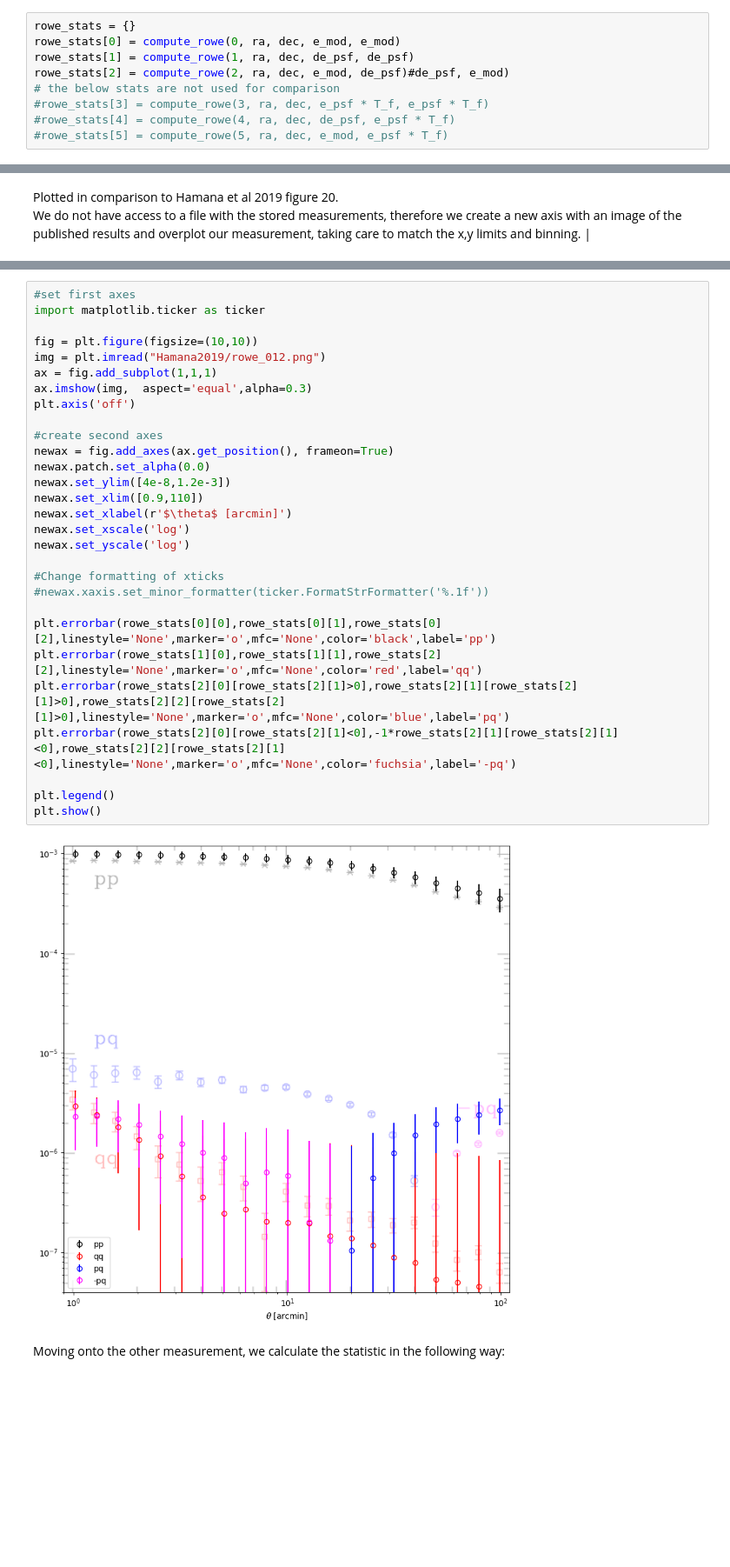
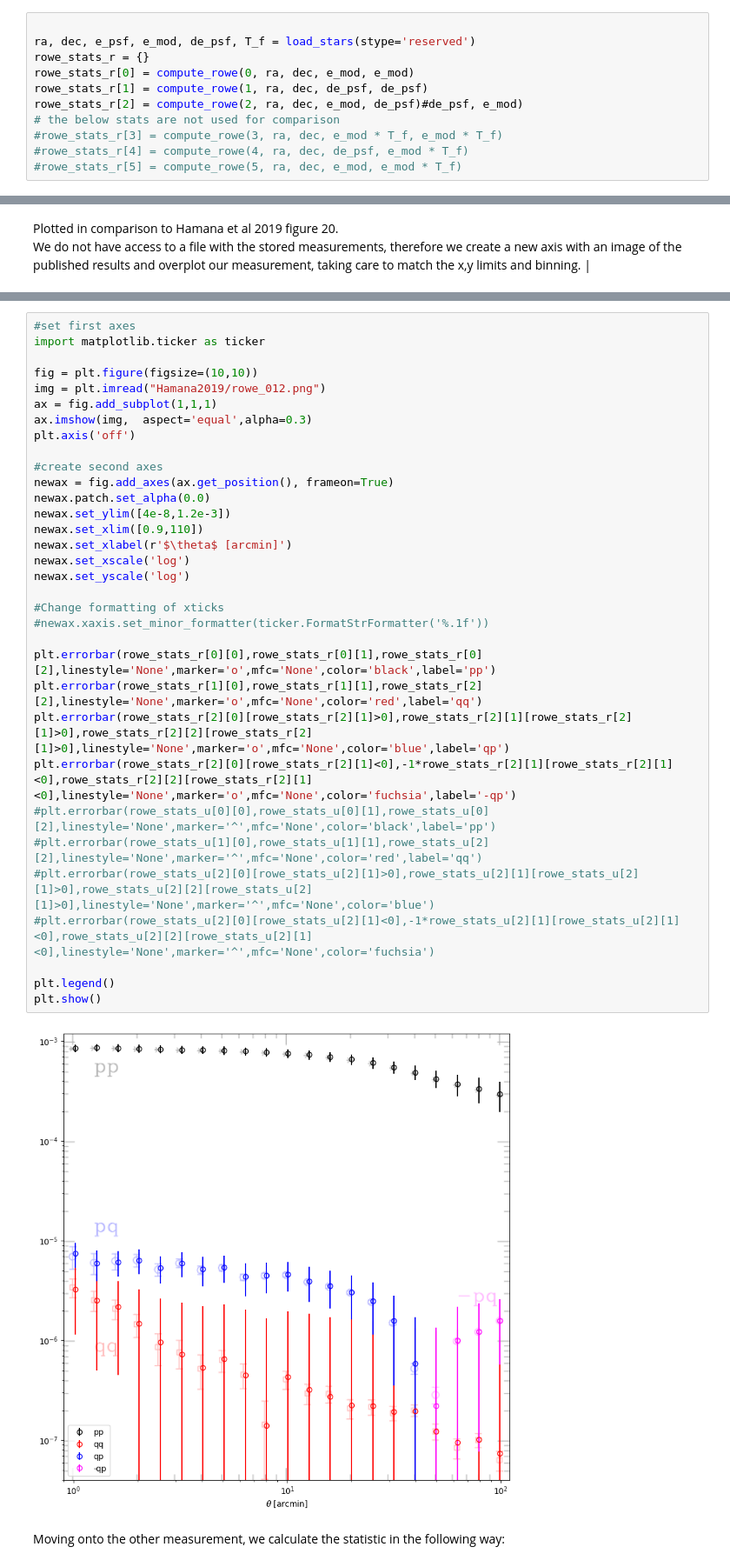
Before and after one commit to LSSTDESC/nulltests_txpipe, a Jupyter notebook: hscy1/TauStatsPaperComparison.ipynb, the cells around one changed output, grey strips where cells are left out. Shown at 87% size. Drawn from its saved outputs; the diff is of its cells as text; blank space fills up the shorter version.

```diff
--- a/hscy1/TauStatsPaperComparison.ipynb
+++ b/hscy1/TauStatsPaperComparison.ipynb
@@ -74,10 +74,12 @@ ra, dec, e_psf, e_mod, de_psf, T_f = load_stars()
 # %%
-rowe_stats = {}
-rowe_stats[0] = compute_rowe(0, ra, dec, e_mod, e_mod)
-rowe_stats[1] = compute_rowe(1, ra, dec, de_psf, de_psf)
-rowe_stats[2] = compute_rowe(2, ra, dec, e_mod, de_psf)#de_psf, e_mod)
+
+ra, dec, e_psf, e_mod, de_psf, T_f = load_stars(stype='reserved')
+rowe_stats_r = {}
+rowe_stats_r[0] = compute_rowe(0, ra, dec, e_mod, e_mod)
+rowe_stats_r[1] = compute_rowe(1, ra, dec, de_psf, de_psf)
+rowe_stats_r[2] = compute_rowe(2, ra, dec, e_mod, de_psf)#de_psf, e_mod)
 # the below stats are not used for comparison
-#rowe_stats[3] = compute_rowe(3, ra, dec, e_psf * T_f, e_psf * T_f)
-#rowe_stats[4] = compute_rowe(4, ra, dec, de_psf, e_psf * T_f)
-#rowe_stats[5] = compute_rowe(5, ra, dec, e_mod, e_psf * T_f)
+#rowe_stats_r[3] = compute_rowe(3, ra, dec, e_mod * T_f, e_mod * T_f)
+#rowe_stats_r[4] = compute_rowe(4, ra, dec, de_psf, e_mod * T_f)
+#rowe_stats_r[5] = compute_rowe(5, ra, dec, e_mod, e_mod * T_f)
 # %% [output]
@@ -95,34 +92,38 @@ np.shape(rowe_stats[0])
 # %%
 #set first axes
 import matplotlib.ticker as ticker
 
 fig = plt.figure(figsize=(10,10))
 img = plt.imread("Hamana2019/rowe_012.png")
 ax = fig.add_subplot(1,1,1)
 ax.imshow(img,  aspect='equal',alpha=0.3)
 plt.axis('off')
 
 #create second axes
 newax = fig.add_axes(ax.get_position(), frameon=True)
 newax.patch.set_alpha(0.0)
 newax.set_ylim([4e-8,1.2e-3])
 newax.set_xlim([0.9,110])
 newax.set_xlabel(r'$\theta$ [arcmin]')
 newax.set_xscale('log')
 newax.set_yscale('log')
 
 #Change formatting of xticks
 #newax.xaxis.set_minor_formatter(ticker.FormatStrFormatter('%.1f'))
 
-plt.errorbar(rowe_stats[0][0],rowe_stats[0][1],rowe_stats[0][2],linestyle='None',marker='o',mfc='None',color='black',label='pp')
-plt.errorbar(rowe_stats[1][0],rowe_stats[1][1],rowe_stats[2][2],linestyle='None',marker='o',mfc='None',color='red',label='qq')
-plt.errorbar(rowe_stats[2][0][rowe_stats[2][1]>0],rowe_stats[2][1][rowe_stats[2][1]>0],rowe_stats[2][2][rowe_stats[2][1]>0],linestyle='None',marker='o',mfc='None',color='blue',label='pq')
-plt.errorbar(rowe_stats[2][0][rowe_stats[2][1]<0],-1*rowe_stats[2][1][rowe_stats[2][1]<0],rowe_stats[2][2][rowe_stats[2][1]<0],linestyle='None',marker='o',mfc='None',color='fuchsia',label='-pq')
+plt.errorbar(rowe_stats_r[0][0],rowe_stats_r[0][1],rowe_stats_r[0][2],linestyle='None',marker='o',mfc='None',color='black',label='pp')
+plt.errorbar(rowe_stats_r[1][0],rowe_stats_r[1][1],rowe_stats_r[2][2],linestyle='None',marker='o',mfc='None',color='red',label='qq')
+plt.errorbar(rowe_stats_r[2][0][rowe_stats_r[2][1]>0],rowe_stats_r[2][1][rowe_stats_r[2][1]>0],rowe_stats_r[2][2][rowe_stats_r[2][1]>0],linestyle='None',marker='o',mfc='None',color='blue',label='qp')
+plt.errorbar(rowe_stats_r[2][0][rowe_stats_r[2][1]<0],-1*rowe_stats_r[2][1][rowe_stats_r[2][1]<0],rowe_stats_r[2][2][rowe_stats_r[2][1]<0],linestyle='None',marker='o',mfc='None',color='fuchsia',label='-qp')
+#plt.errorbar(rowe_stats_u[0][0],rowe_stats_u[0][1],rowe_stats_u[0][2],linestyle='None',marker='^',mfc='None',color='black',label='pp')
+#plt.errorbar(rowe_stats_u[1][0],rowe_stats_u[1][1],rowe_stats_u[2][2],linestyle='None',marker='^',mfc='None',color='red',label='qq')
+#plt.errorbar(rowe_stats_u[2][0][rowe_stats_u[2][1]>0],rowe_stats_u[2][1][rowe_stats_u[2][1]>0],rowe_stats_u[2][2][rowe_stats_u[2][1]>0],linestyle='None',marker='^',mfc='None',color='blue')
+#plt.errorbar(rowe_stats_u[2][0][rowe_stats_u[2][1]<0],-1*rowe_stats_u[2][1][rowe_stats_u[2][1]<0],rowe_stats_u[2][2][rowe_stats_u[2][1]<0],linestyle='None',marker='^',mfc='None',color='fuchsia')
 
 plt.legend()
 plt.show()
 # %% [output]
-[figure, old version]
+[figure, new version]
 # %% [markdown]
 Moving onto the other measurement, we calculate the statistic in the following way:
 # %%
```
Also changed, not shown: parts of 13 cells of this notebook.
